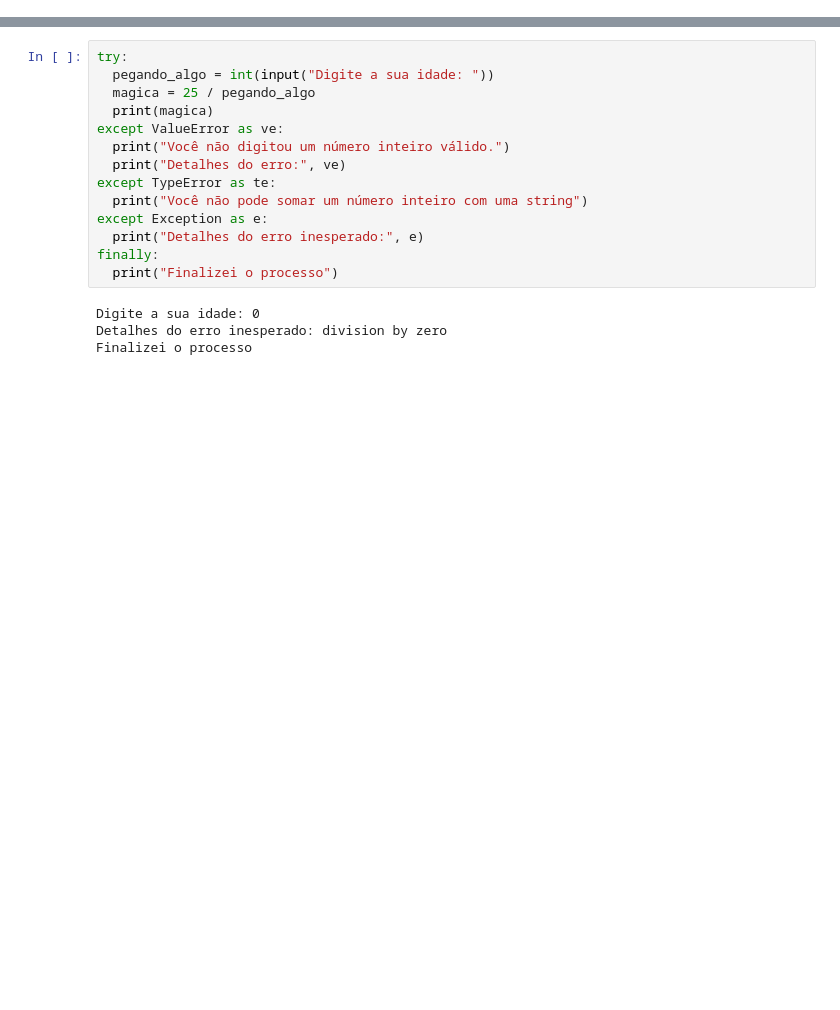
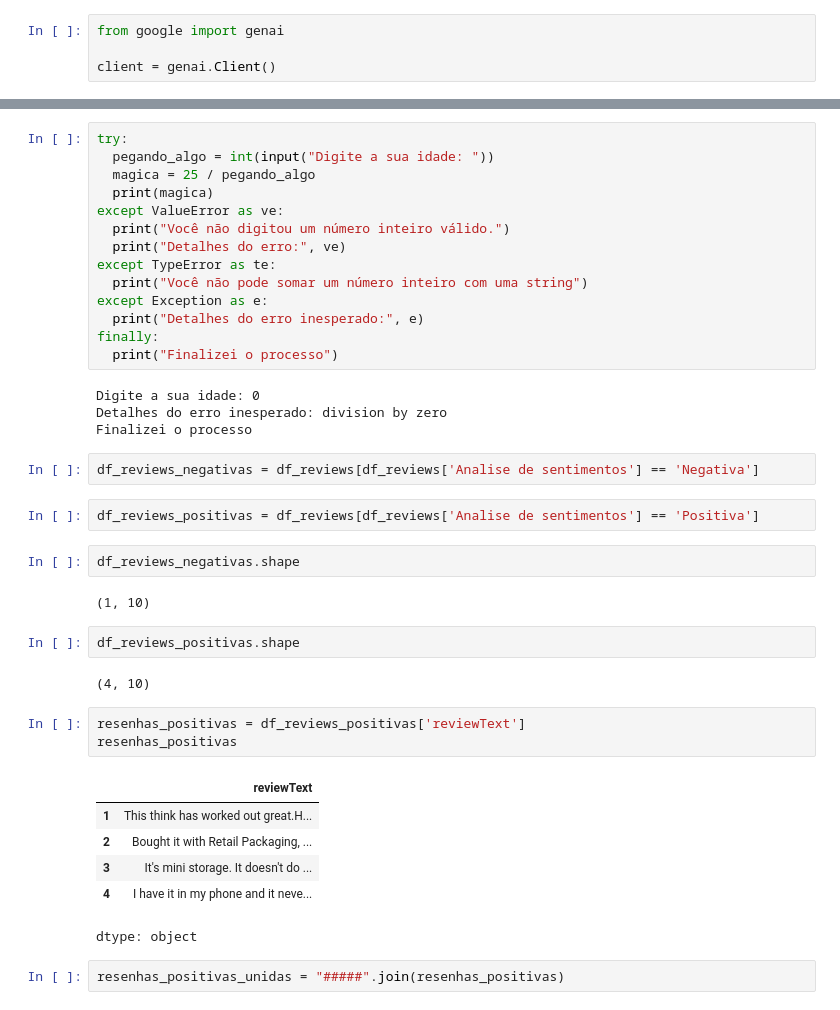
Before and after one commit to Bodegami/formacao-especialista-em-ia, a Jupyter notebook: python-ia-aplicada/Python_applied_ai.ipynb, the cells around one changed output, grey strips where cells are left out. Drawn from its saved outputs; the diff is of its cells as text; blank space fills up the shorter version.

Commit message:
selecionando analises por categoria

```diff
--- a/python-ia-aplicada/Python_applied_ai.ipynb
+++ b/python-ia-aplicada/Python_applied_ai.ipynb
@@ -1654,2 +1659,6 @@ df_products_com_nome_como_indice[0:10]
+# %%
+from google import genai
+
+client = genai.Client()
 # %%
 # Etapa 1
@@ -1732,3 +1747,27 @@ finally:
 Digite a sua idade: 0
 Detalhes do erro inesperado: division by zero
 Finalizei o processo
+# %%
+df_reviews_negativas = df_reviews[df_reviews['Analise de sentimentos'] == 'Negativa']
+# %%
+df_reviews_positivas = df_reviews[df_reviews['Analise de sentimentos'] == 'Positiva']
+# %%
+df_reviews_negativas.shape
+# %% [output]
+(1, 10)
+# %%
+df_reviews_positivas.shape
+# %% [output]
+(4, 10)
+# %%
+resenhas_positivas = df_reviews_positivas['reviewText']
+resenhas_positivas
+# %% [output]
+|  | reviewText |
+| 1 | This think has worked out great.H... |
+| 2 | Bought it with Retail Packaging, ... |
+| 3 | It's mini storage. It doesn't do ... |
+| 4 | I have it in my phone and it neve... |
+dtype: object
+# %%
+resenhas_positivas_unidas = "#####".join(resenhas_positivas)
```
Also changed, not shown: parts of 8 cells of this notebook.
